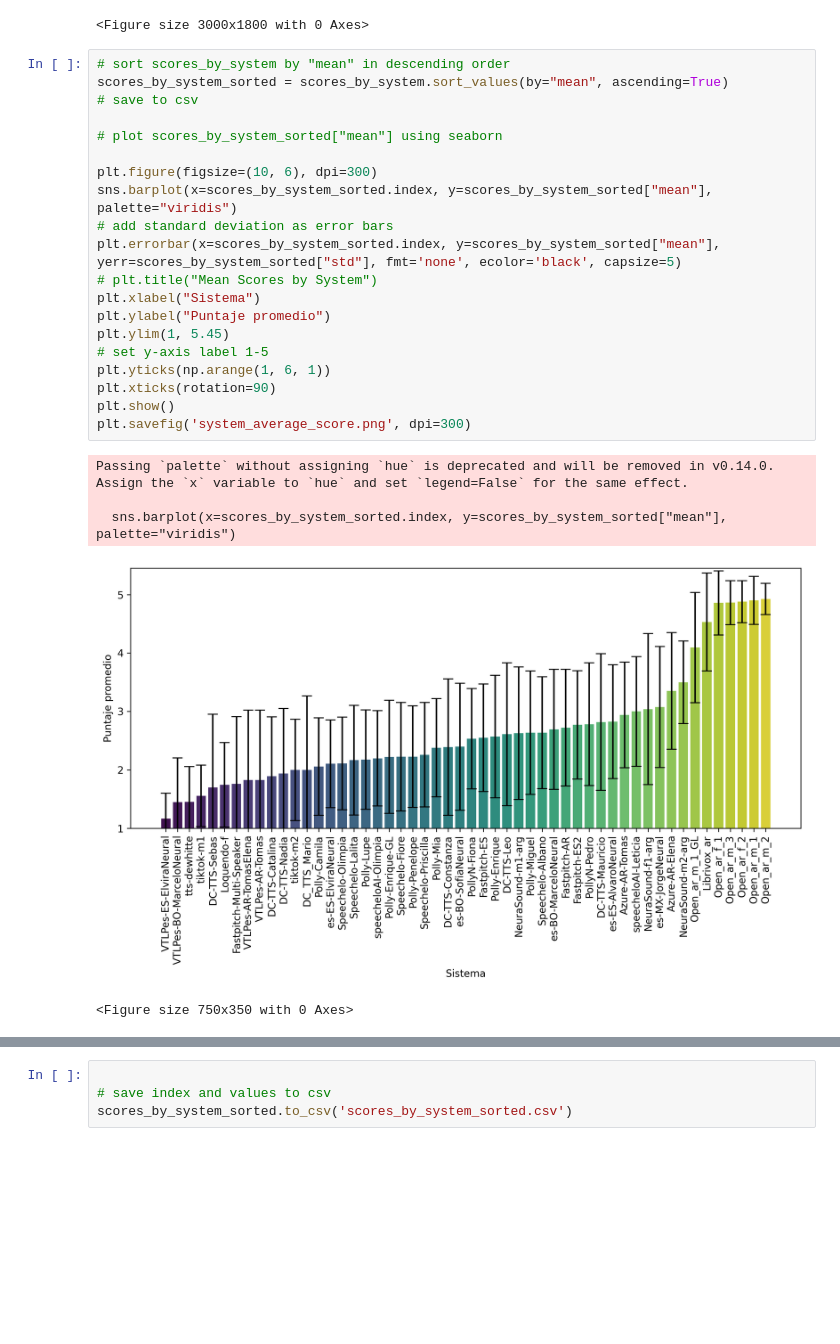
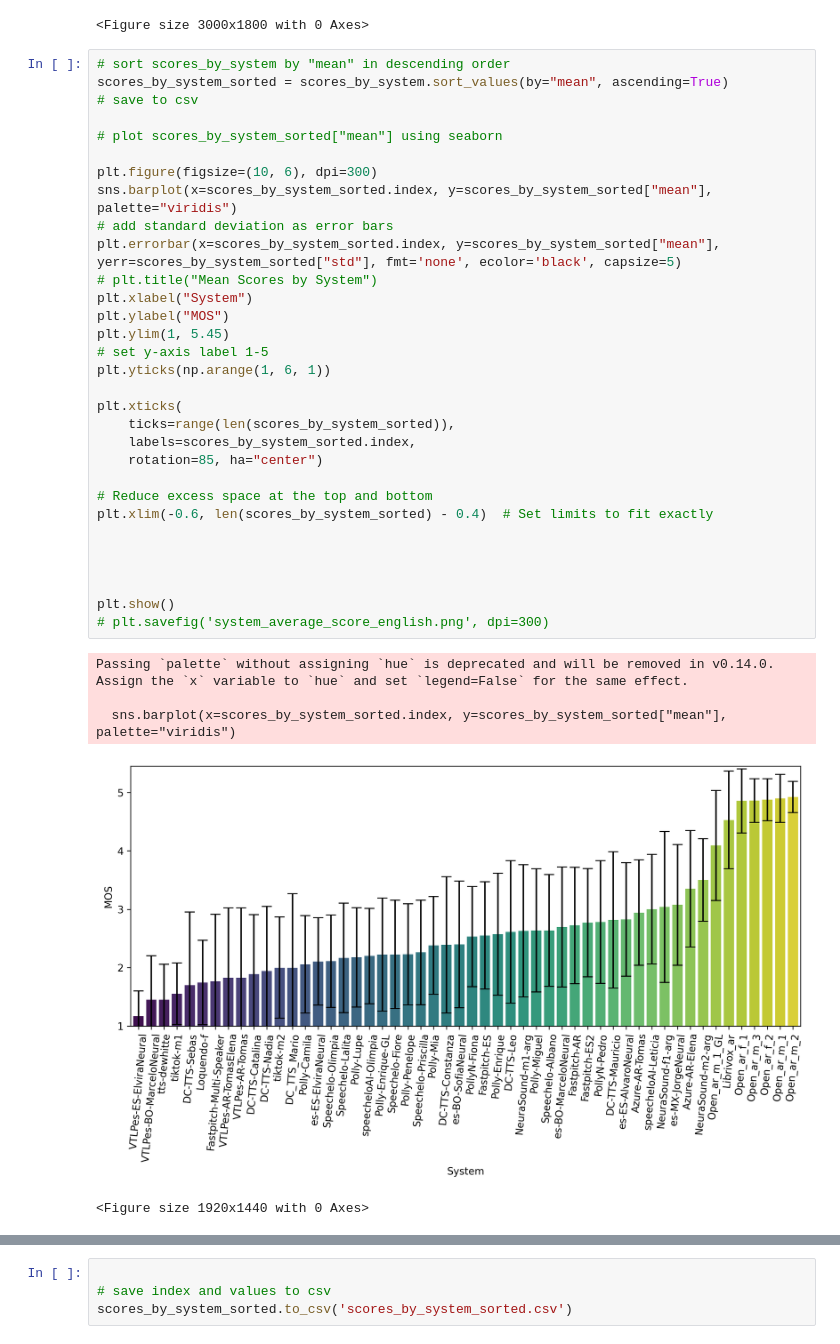
Before and after one commit to asosawelford/tesis, a Jupyter notebook: analysis/exploratory_analysis.ipynb, the cells around one changed output, grey strips where cells are left out. Drawn from its saved outputs; the diff is of its cells as text; blank space fills up the shorter version.

```diff
--- a/analysis/exploratory_analysis.ipynb
+++ b/analysis/exploratory_analysis.ipynb
@@ -399,26 +395,37 @@ plt.savefig('high_quality_plot.png', dpi=300)
 # %%
 # sort scores_by_system by "mean" in descending order
 scores_by_system_sorted = scores_by_system.sort_values(by="mean", ascending=True)
 # save to csv
 
 # plot scores_by_system_sorted["mean"] using seaborn
 
 plt.figure(figsize=(10, 6), dpi=300)
 sns.barplot(x=scores_by_system_sorted.index, y=scores_by_system_sorted["mean"], palette="viridis")
 # add standard deviation as error bars
 plt.errorbar(x=scores_by_system_sorted.index, y=scores_by_system_sorted["mean"], yerr=scores_by_system_sorted["std"], fmt='none', ecolor='black', capsize=5)
 # plt.title("Mean Scores by System")
-plt.xlabel("Sistema")
-plt.ylabel("Puntaje promedio")
+plt.xlabel("System")
+plt.ylabel("MOS")
 plt.ylim(1, 5.45)
 # set y-axis label 1-5
 plt.yticks(np.arange(1, 6, 1))
-plt.xticks(rotation=90)
+
+plt.xticks(
+    ticks=range(len(scores_by_system_sorted)),
+    labels=scores_by_system_sorted.index,
+    rotation=85, ha="center")
+
+# Reduce excess space at the top and bottom
+plt.xlim(-0.6, len(scores_by_system_sorted) - 0.4)  # Set limits to fit exactly
+
+
+
+
 plt.show()
-plt.savefig('system_average_score.png', dpi=300)
+# plt.savefig('system_average_score_english.png', dpi=300)
 # %% [output]
 Passing `palette` without assigning `hue` is deprecated and will be removed in v0.14.0. Assign the `x` variable to `hue` and set `legend=False` for the same effect.
 
   sns.barplot(x=scores_by_system_sorted.index, y=scores_by_system_sorted["mean"], palette="viridis")
-[figure, old version]
+[figure, new version]
-<Figure size 750x350 with 0 Axes>
+<Figure size 1920x1440 with 0 Axes>
```
Also changed, not shown: parts of 3 cells of this notebook, 21 other files.
